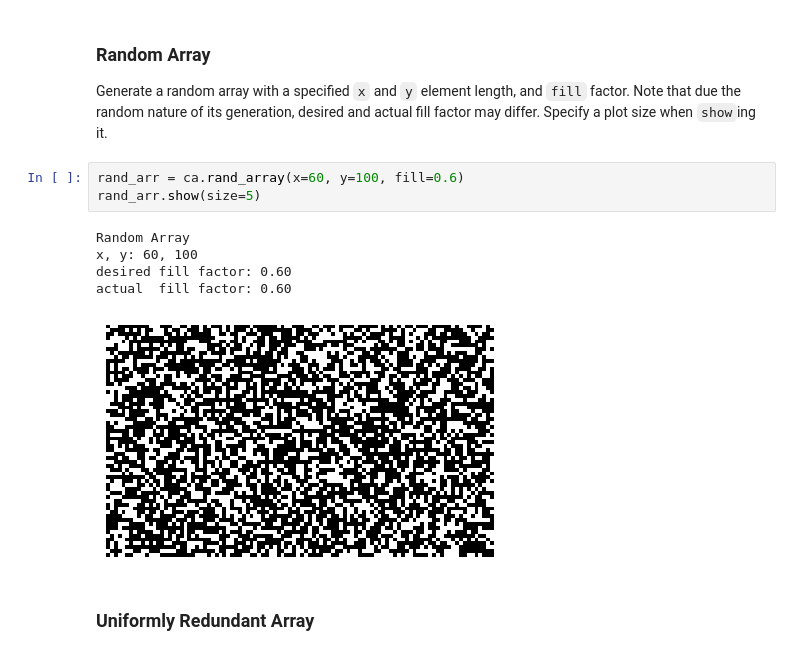
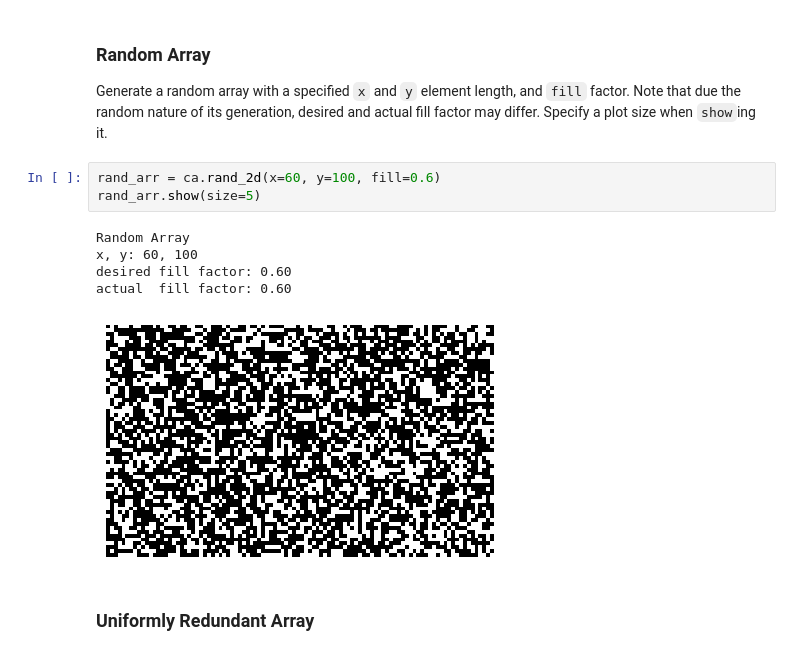
Before and after one commit to bpops/codedapertures, a Jupyter notebook: demo.ipynb, the cells around one changed output. Cells and saved outputs as stored; diff of their text form.

```diff
--- a/demo.ipynb
+++ b/demo.ipynb
@@ -9,14 +9,14 @@ import codedapertures as ca
 
 Generate a random array with a specified `x` and `y` element length, and `fill` factor. Note that due the random nature of its generation, desired and actual fill factor may differ. Specify a plot size when `show`ing it.
 # %%
-rand_arr = ca.rand_array(x=60, y=100, fill=0.6)
+rand_arr = ca.rand_2d(x=60, y=100, fill=0.6)
 rand_arr.show(size=5)
 # %% [output]
 Random Array
 x, y: 60, 100
 desired fill factor: 0.60
 actual  fill factor: 0.60
-[figure, old version]
+[figure, new version]
 # %% [markdown]
 ### Uniformly Redundant Array
 # %% [markdown]
```
Also changed, not shown: 1 other file.
